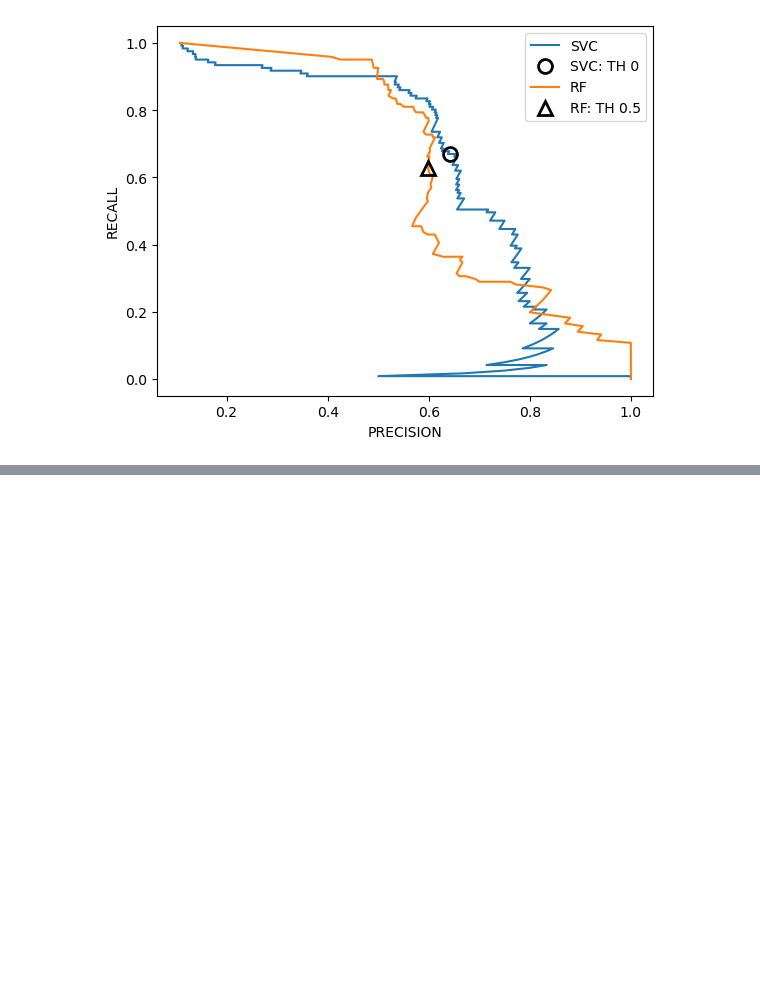
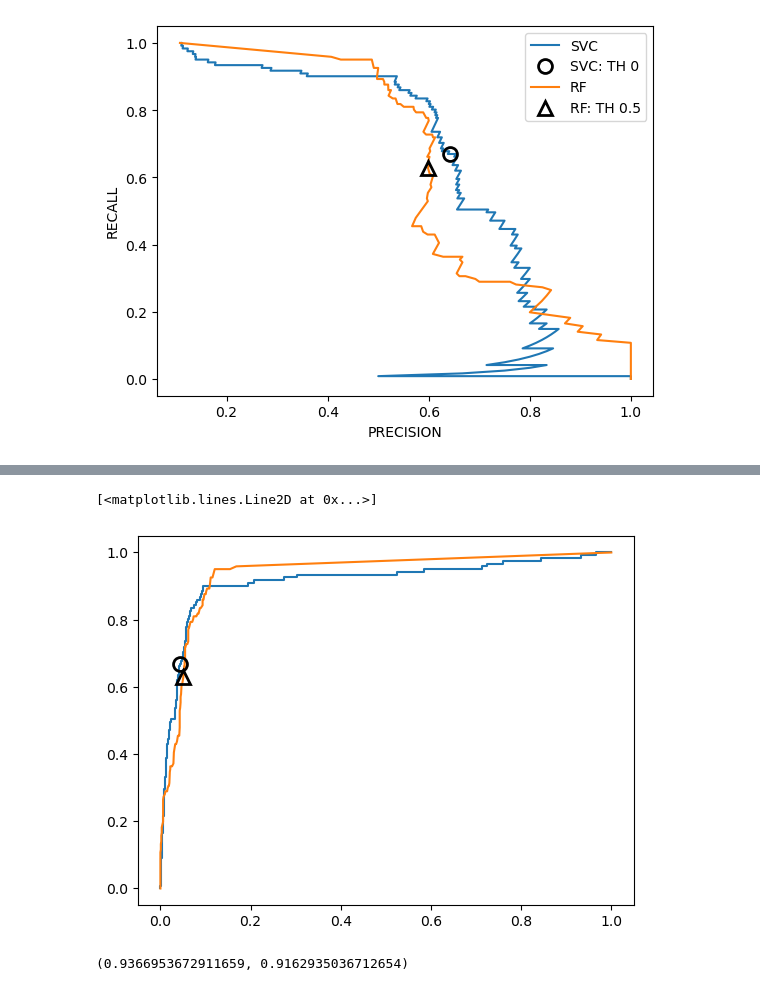
Before and after one commit to davidptuackr/ppb, a Jupyter notebook: 05_평가와_성능향상.ipynb, the cells around one changed output, grey strips where cells are left out. Saved outputs shown, nothing was run; the diff lists cells and outputs as text; code cells hidden in the pictures; blank space fills up the shorter version.

```diff
--- a/05_평가와_성능향상.ipynb
+++ b/05_평가와_성능향상.ipynb
@@ -732,0 +780,26 @@ plt.show()
+# %%
+from sklearn.metrics import roc_curve
+fpr_rf, tpr_rf, thresholds_rf = roc_curve(y_test, rf.predict_proba(X_test)[ : , 1])
+fpr_svc, tpr_svc, thresholds_svc = roc_curve(y_test, svc.decision_function(X_test))
+
+plt.plot(fpr_svc, tpr_svc, label='ROC(SVC)')
+plt.plot(fpr_rf, tpr_rf, label='ROC(RF)')
+
+close_defalult_rf = np.argmin(np.abs(thresholds_rf - 0.5))
+close_zero = np.argmin(np.abs(thresholds_svc))
+
+plt.plot(fpr_svc[close_zero], tpr_svc[close_zero], 'o', markersize=10, label='SVC TH: 0', fillstyle='none', c='k', mew=2)
+
+plt.plot(fpr_rf[close_defalult_rf], tpr_rf[close_defalult_rf], '^', markersize=10, label='RF TH: 0', fillstyle='none', c='k', mew=2)
+# %% [output]
+[<matplotlib.lines.Line2D at 0x...>]
+[figure, added]
+# %%
+from sklearn.metrics import roc_auc_score
+
+rf_auc = roc_auc_score(y_test, rf.predict_proba(X_test)[ : , 1])
+svc_auc = roc_auc_score(y_test, svc.decision_function(X_test))
+
+rf_auc, svc_auc
+# %% [output]
+(0.9366953672911659, 0.9162935036712654)
```
Also changed, not shown: parts of 26 cells of this notebook.
